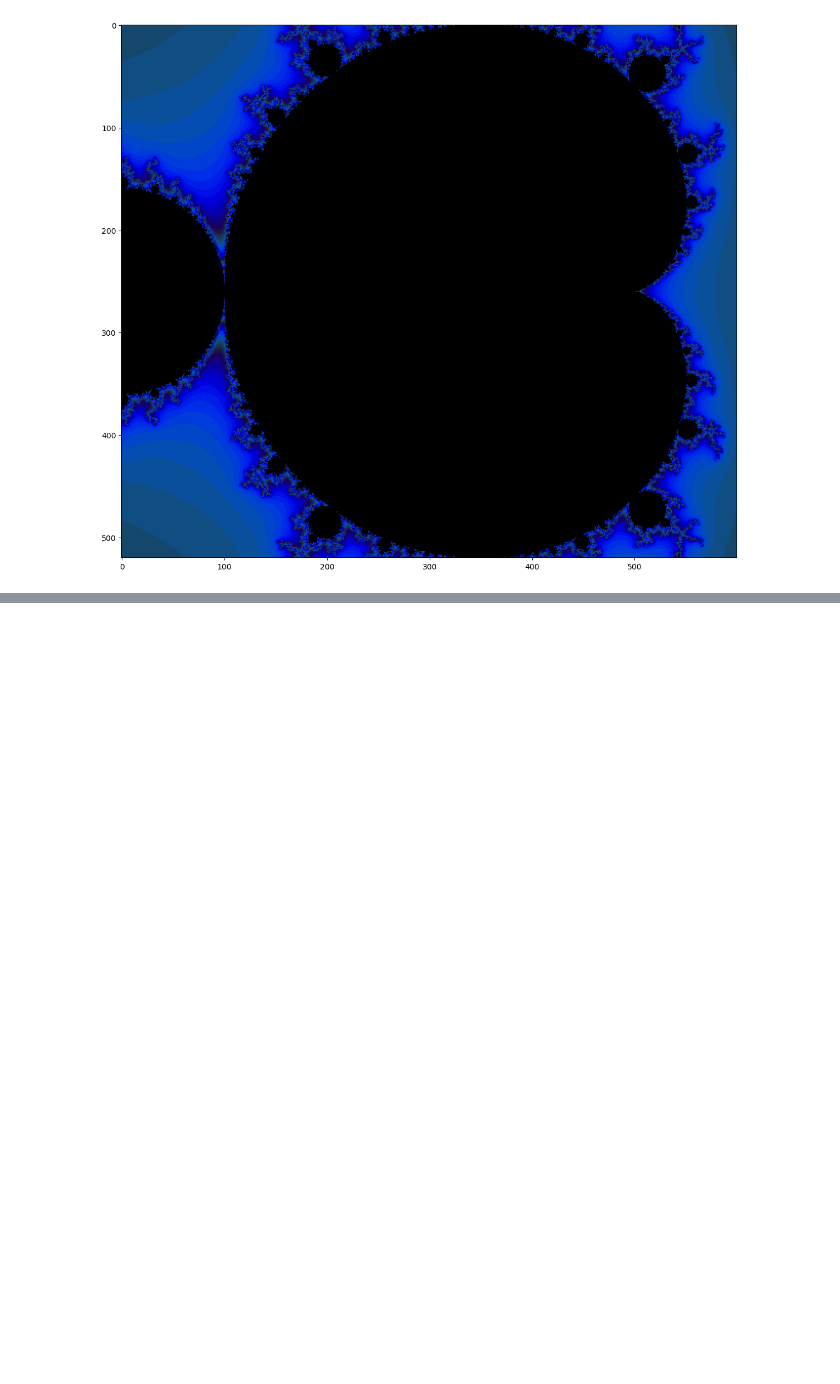
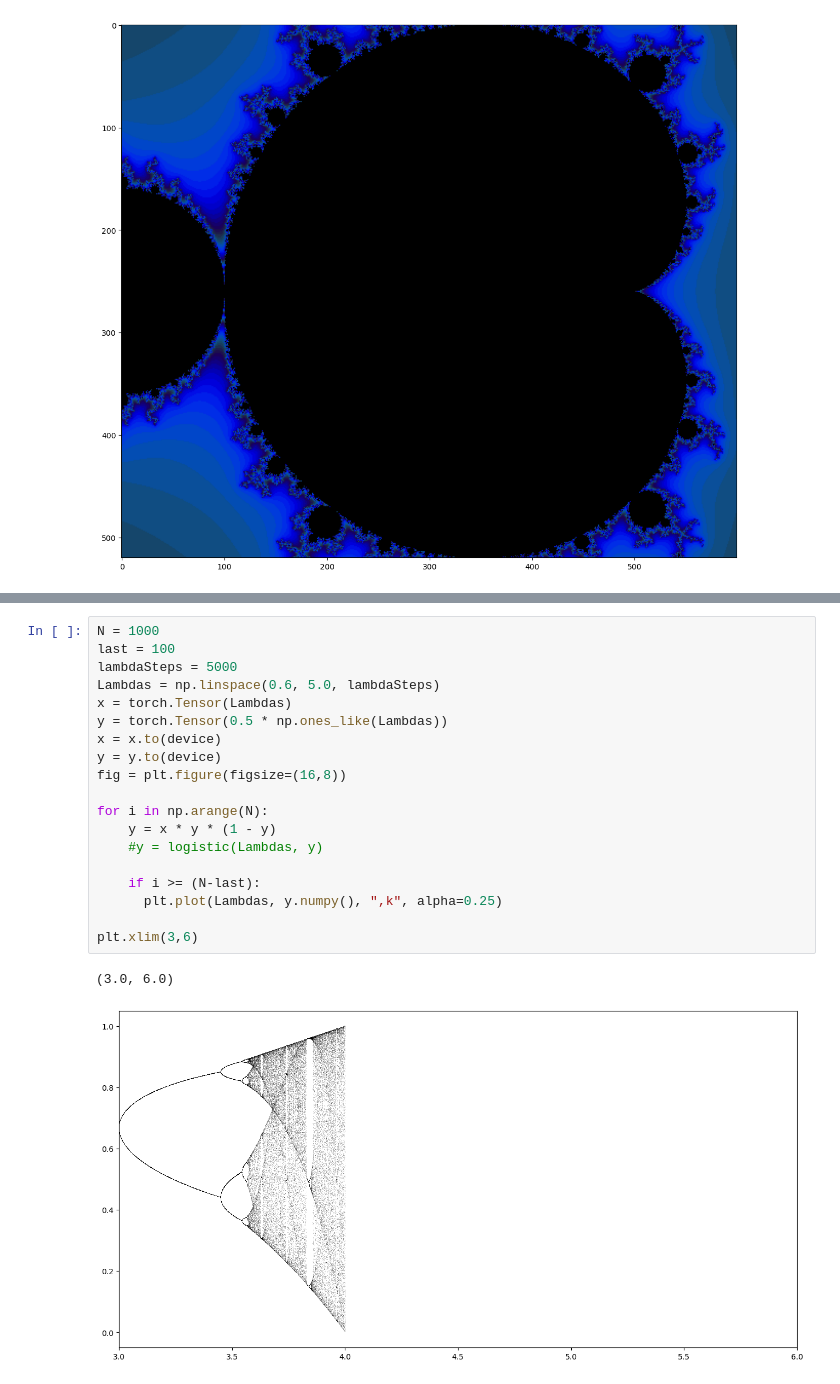
Before and after one commit to Spooey/Sierpinski-Carpet-Fractal, a Jupyter notebook: fractals.ipynb, the cells around one changed output, grey strips where cells are left out. Saved outputs shown, nothing was run; the diff lists cells and outputs as text; blank space fills up the shorter version.

```diff
--- a/fractals.ipynb
+++ b/fractals.ipynb
@@ -157,0 +146,22 @@ tensor([[0., 0., 0.,  ..., 0., 0., 0.],
+# %%
+N = 1000
+last = 100
+lambdaSteps = 5000
+Lambdas = np.linspace(0.6, 5.0, lambdaSteps)
+x = torch.Tensor(Lambdas)
+y = torch.Tensor(0.5 * np.ones_like(Lambdas))
+x = x.to(device)
+y = y.to(device)
+fig = plt.figure(figsize=(16,8))
+
+for i in np.arange(N):
+    y = x * y * (1 - y)
+    #y = logistic(Lambdas, y)
+
+    if i >= (N-last):
+      plt.plot(Lambdas, y.numpy(), ",k", alpha=0.25)
+
+plt.xlim(3,6)
+# %% [output]
+(3.0, 6.0)
+[figure, added]
```
Also changed, not shown: parts of 2 cells of this notebook.
